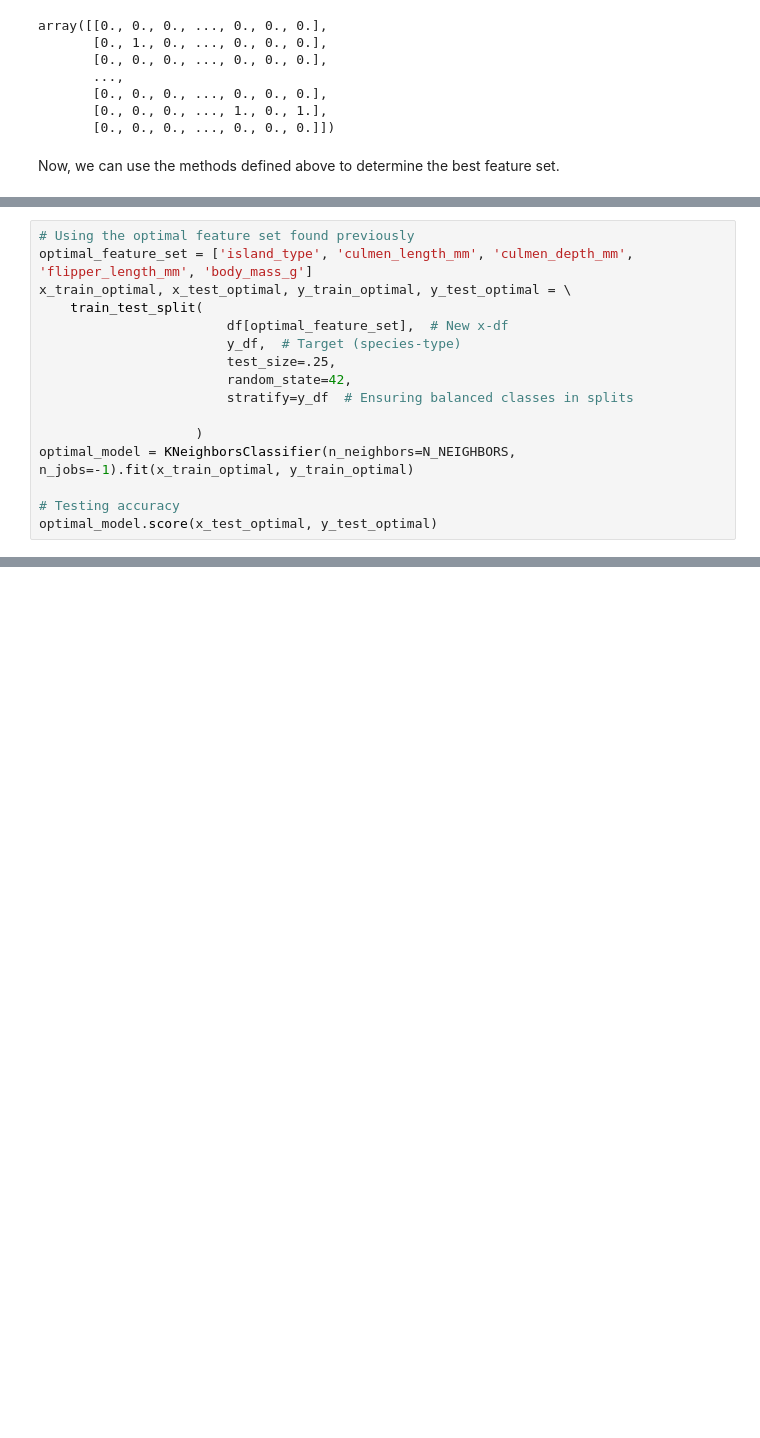
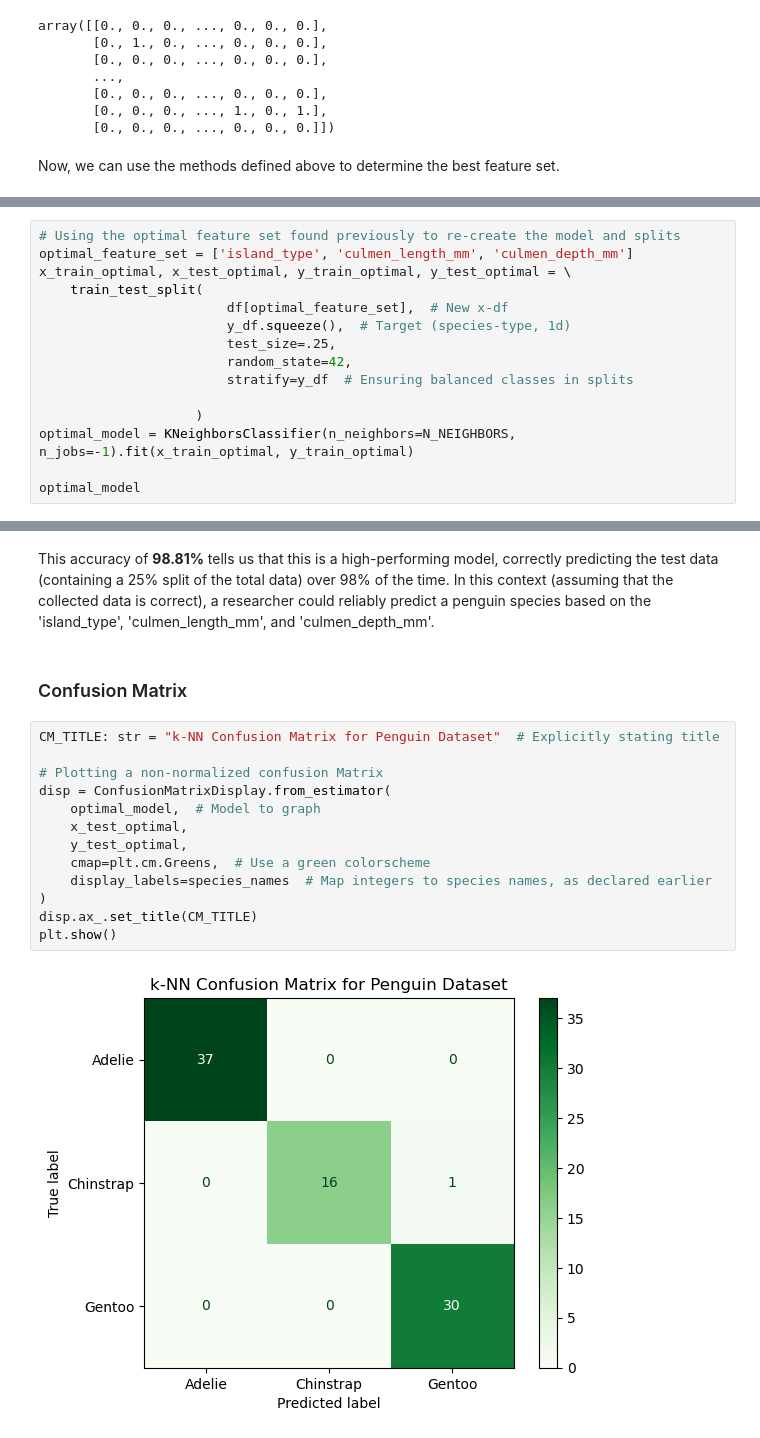
Before and after one commit to Jairik/Data-Science-Fundementals, a Jupyter notebook: HW0/HW0-JJ-McCauley.ipynb, the cells around one changed output, grey strips where cells are left out. Drawn from its saved outputs; the diff is of its cells as text; blank space fills up the shorter version.

```diff
--- a/HW0/HW0-JJ-McCauley.ipynb
+++ b/HW0/HW0-JJ-McCauley.ipynb
@@ -293,10 +289,10 @@ The best accuracy was 0.9880952380952381 with the feature set of ['island_type',
 # %%
-# Using the optimal feature set found previously
-optimal_feature_set = ['island_type', 'culmen_length_mm', 'culmen_depth_mm', 'flipper_length_mm', 'body_mass_g']
+# Using the optimal feature set found previously to re-create the model and splits
+optimal_feature_set = ['island_type', 'culmen_length_mm', 'culmen_depth_mm']
 x_train_optimal, x_test_optimal, y_train_optimal, y_test_optimal = \
     train_test_split(
                         df[optimal_feature_set],  # New x-df
-                        y_df,  # Target (species-type)
+                        y_df.squeeze(),  # Target (species-type, 1d)
                         test_size=.25,
                         random_state=42,
                         stratify=y_df  # Ensuring balanced classes in splits
@@ -304,6 +300,5 @@ x_train_optimal, x_test_optimal, y_train_optimal, y_test_optimal = \
                     )
 optimal_model = KNeighborsClassifier(n_neighbors=N_NEIGHBORS, n_jobs=-1).fit(x_train_optimal, y_train_optimal)
 
-# Testing accuracy
-optimal_model.score(x_test_optimal, y_test_optimal)
+optimal_model
 # %% [output]
@@ -324,0 +320,19 @@ optimal_model.score(x_test_optimal, y_test_optimal)
+# %% [markdown]
+This accuracy of **98.81%** tells us that this is a high-performing model, correctly predicting the test data (containing a 25% split of the total data) over 98% of the time. In this context (assuming that the collected data is correct), a researcher could reliably predict a penguin species based on the 'island_type', 'culmen_length_mm', and 'culmen_depth_mm'.
+# %% [markdown]
+### Confusion Matrix
+# %%
+CM_TITLE: str = "k-NN Confusion Matrix for Penguin Dataset"  # Explicitly stating title
+
+# Plotting a non-normalized confusion Matrix
+disp = ConfusionMatrixDisplay.from_estimator(
+    optimal_model,  # Model to graph
+    x_test_optimal,
+    y_test_optimal,
+    cmap=plt.cm.Greens,  # Use a green colorscheme
+    display_labels=species_names  # Map integers to species names, as declared earlier
+)
+disp.ax_.set_title(CM_TITLE)
+plt.show()
+# %% [output]
+[figure, added]
```
Also changed, not shown: parts of 16 cells of this notebook, 2 other files.
